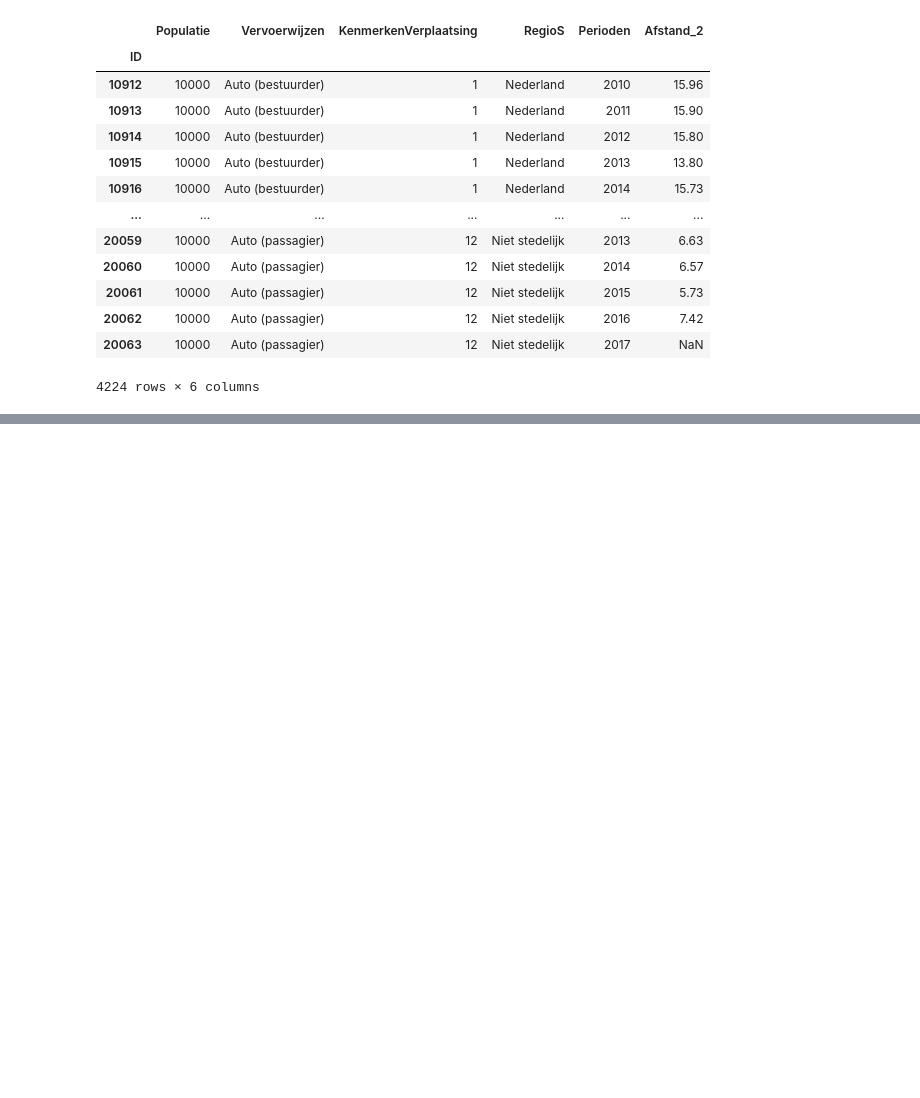
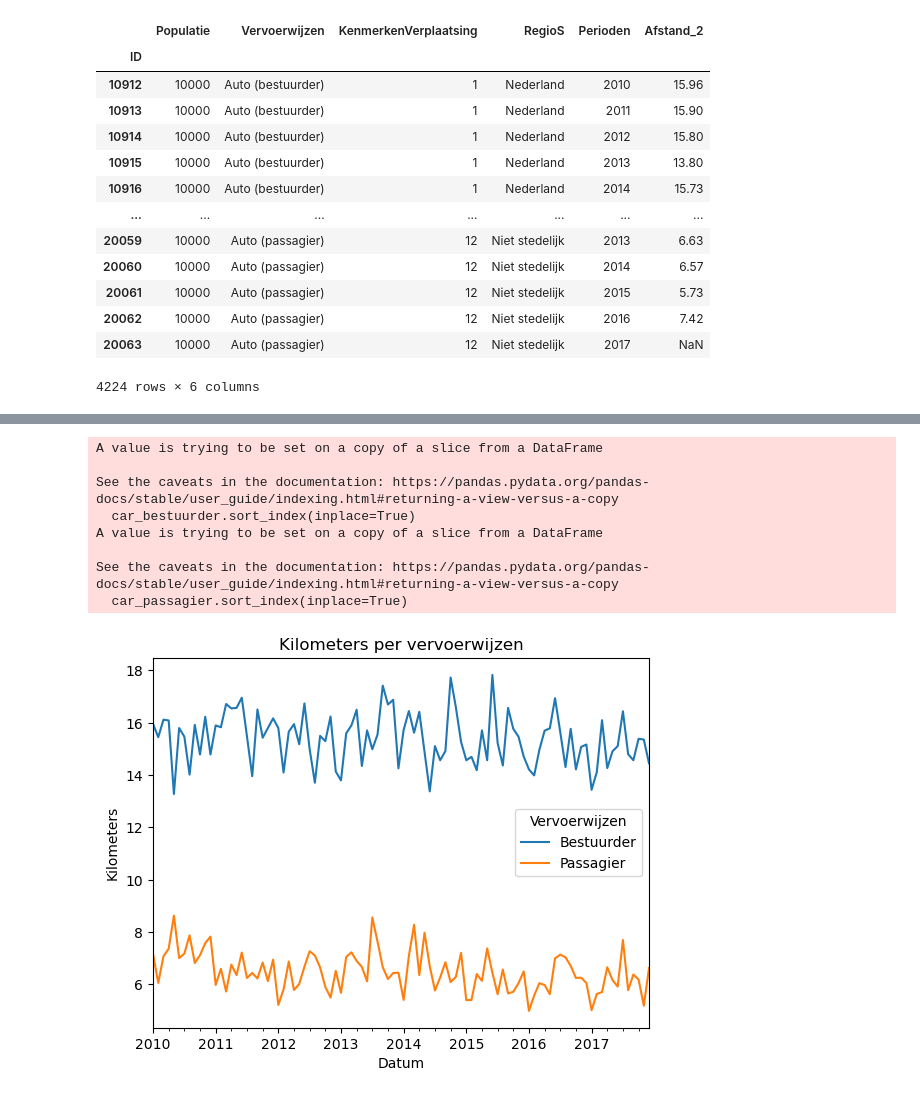
Before and after one commit to lisette-924/TIL6022-group11, a Jupyter notebook: Personenmobiliteit met NAMEN (car) (2).ipynb, the cells around one changed output, grey strips where cells are left out. Saved outputs shown, nothing was run; the diff lists cells and outputs as text; code cells hidden in the pictures; blank space fills up the shorter version.

Commit message:
Update Personenmobiliteit met NAMEN (car) (2).ipynb
graphs

```diff
--- a/Personenmobiliteit met NAMEN (car) (2).ipynb
+++ b/Personenmobiliteit met NAMEN (car) (2).ipynb
@@ -130,8 +131,16 @@ See the caveats in the documentation: https://pandas.pydata.org/pandas-docs/stab
 | 20063 | 10000 | Auto (passagier) | 12 | Niet stedelijk | 2017 | NaN |
 4224 rows × 6 columns
 # %%
-car_per_month['Dag'] = 1
-car_per_month['Datum'] = pd.to_datetime(car_per_month[['Perioden', 'KenmerkenVerplaatsing', 'Dag']])
+car_per_month.loc[:, 'Dag'] = 1
+
+car_per_month['Datum'] = (
+    car_per_month['Perioden'].astype(str) + '-' +
+    car_per_month['KenmerkenVerplaatsing'].astype(str).str.zfill(2) + '-' +
+    car_per_month['Dag'].astype(str).str.zfill(2)
+)
+car_per_month['Datum'] = pd.to_datetime(car_per_month['Datum'])
+car_per_month.set_index('Datum', inplace=True)
+
 display(car_per_month)
 # %% [output]
 A value is trying to be set on a copy of a slice from a DataFrame.
@@ -142,0 +170,28 @@ ValueError: to assemble mappings requires at least that [year, month, day] be sp
+# %%
+car_Nederland = car_per_month[car_per_month['RegioS'] == 'Nederland']
+
+car_bestuurder = car_Nederland[car_Nederland['Vervoerwijzen'] == 'Auto (bestuurder)']
+car_passagier = car_Nederland[car_Nederland['Vervoerwijzen'] == 'Auto (passagier)']
+
+car_bestuurder.sort_index(inplace=True)
+car_passagier.sort_index(inplace=True)
+
+car_bestuurder['Afstand_2'].plot(label='Bestuurder')
+car_passagier['Afstand_2'].plot(label='Passagier')
+
+plt.title('Kilometers per vervoerwijzen')
+plt.xlabel('Datum')
+plt.ylabel('Kilometers')
+plt.legend(title='Vervoerwijzen')
+
+plt.show()
+# %% [output]
+A value is trying to be set on a copy of a slice from a DataFrame
+
+See the caveats in the documentation: https://pandas.pydata.org/pandas-docs/stable/user_guide/indexing.html#returning-a-view-versus-a-copy
+  car_bestuurder.sort_index(inplace=True)
+A value is trying to be set on a copy of a slice from a DataFrame
+
+See the caveats in the documentation: https://pandas.pydata.org/pandas-docs/stable/user_guide/indexing.html#returning-a-view-versus-a-copy
+  car_passagier.sort_index(inplace=True)
+[figure, added]
```
Also changed, not shown: parts of 2 cells of this notebook.
